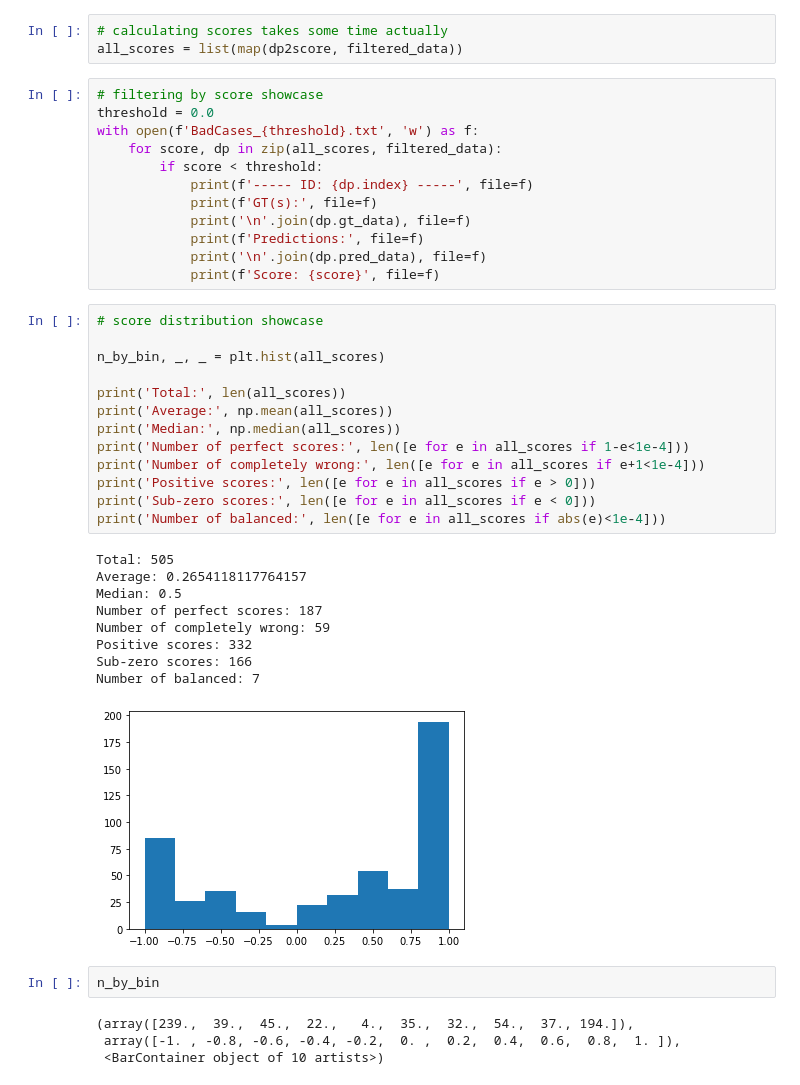
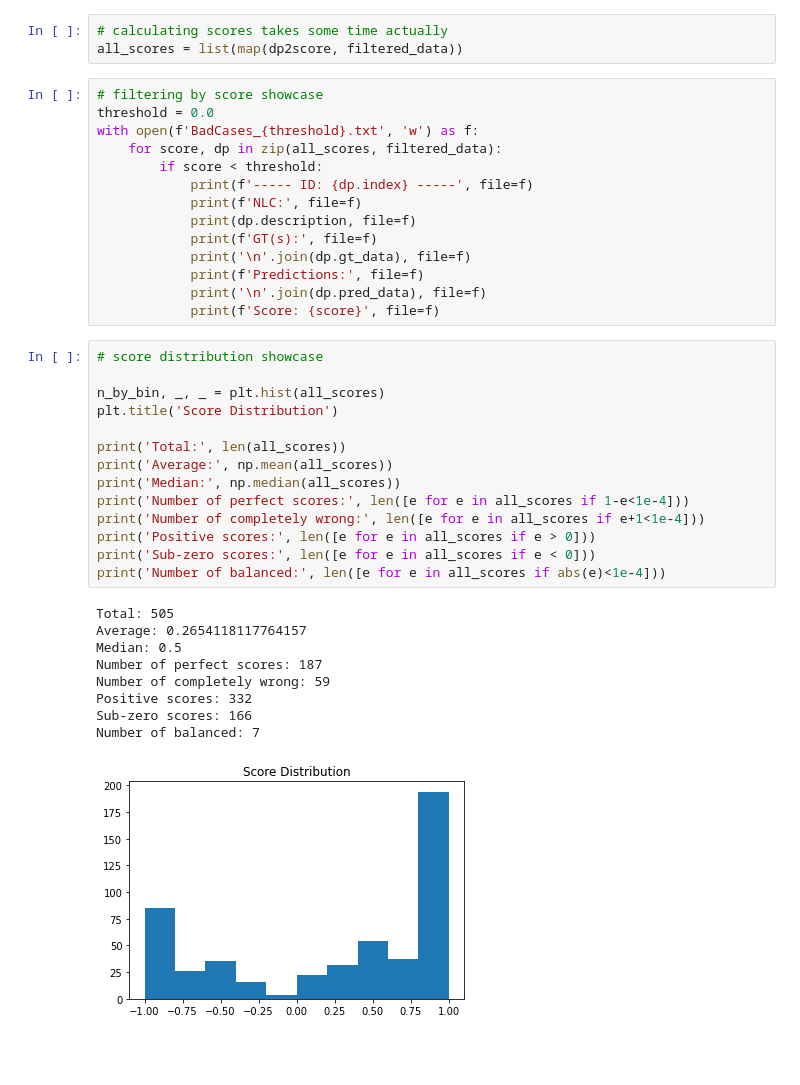
Before and after one commit to greenmonn/nlc2cmd-competition, a Jupyter notebook: nl2bash/eval/score_eval/DetailedModelEvaluation.ipynb, the cells around one changed output. Saved outputs shown, nothing was run; the diff lists cells and outputs as text; blank space fills up the shorter version.

```diff
--- a/nl2bash/eval/score_eval/DetailedModelEvaluation.ipynb
+++ b/nl2bash/eval/score_eval/DetailedModelEvaluation.ipynb
@@ -137,6 +144,8 @@ with open(f'BadCases_{threshold}.txt', 'w') as f:
     for score, dp in zip(all_scores, filtered_data):
         if score < threshold:
             print(f'----- ID: {dp.index} -----', file=f)
+            print(f'NLC:', file=f)
+            print(dp.description, file=f)
             print(f'GT(s):', file=f)
             print('\n'.join(dp.gt_data), file=f)
             print(f'Predictions:', file=f)
@@ -145,29 +154,24 @@ with open(f'BadCases_{threshold}.txt', 'w') as f:
 # %%
 # score distribution showcase
 
 n_by_bin, _, _ = plt.hist(all_scores)
+plt.title('Score Distribution')
 
 print('Total:', len(all_scores))
 print('Average:', np.mean(all_scores))
 print('Median:', np.median(all_scores))
 print('Number of perfect scores:', len([e for e in all_scores if 1-e<1e-4]))
 print('Number of completely wrong:', len([e for e in all_scores if e+1<1e-4]))
 print('Positive scores:', len([e for e in all_scores if e > 0]))
 print('Sub-zero scores:', len([e for e in all_scores if e < 0]))
 print('Number of balanced:', len([e for e in all_scores if abs(e)<1e-4]))
 # %% [output]
 Total: 505
 Average: 0.2654118117764157
 Median: 0.5
 Number of perfect scores: 187
 Number of completely wrong: 59
 Positive scores: 332
 Sub-zero scores: 166
 Number of balanced: 7
-[figure, old version]
+[figure, new version]
-# %%
-n_by_bin
-# %% [output]
-(array([239.,  39.,  45.,  22.,   4.,  35.,  32.,  54.,  37., 194.]),
- array([-1. , -0.8, -0.6, -0.4, -0.2,  0. ,  0.2,  0.4,  0.6,  0.8,  1. ]),
- <BarContainer object of 10 artists>)
```
Also changed, not shown: parts of 20 cells of this notebook, 1 other file.
